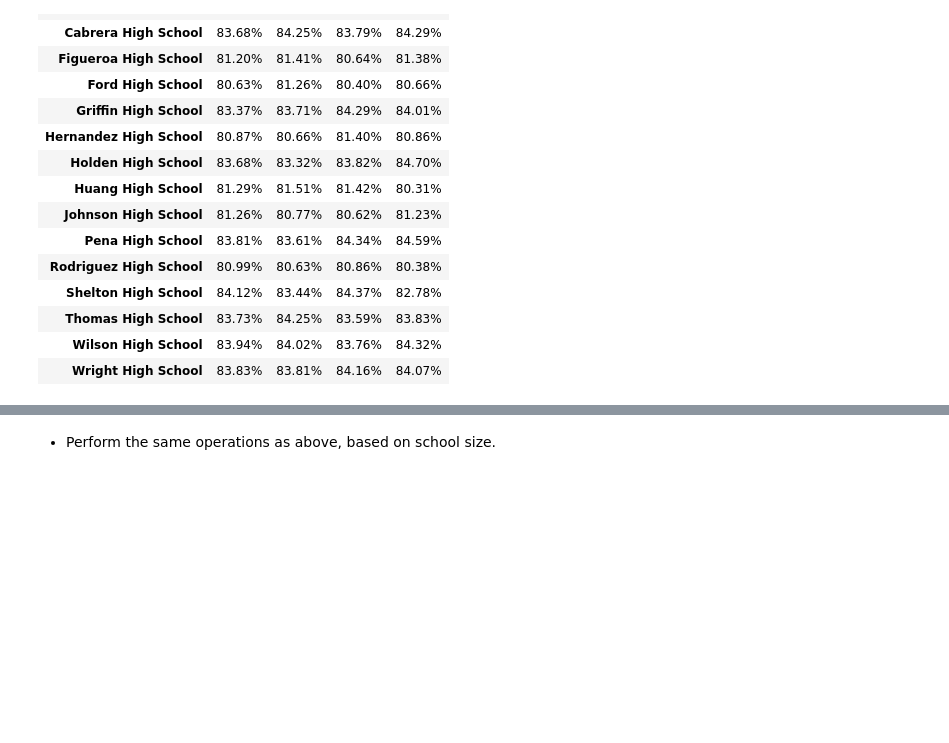
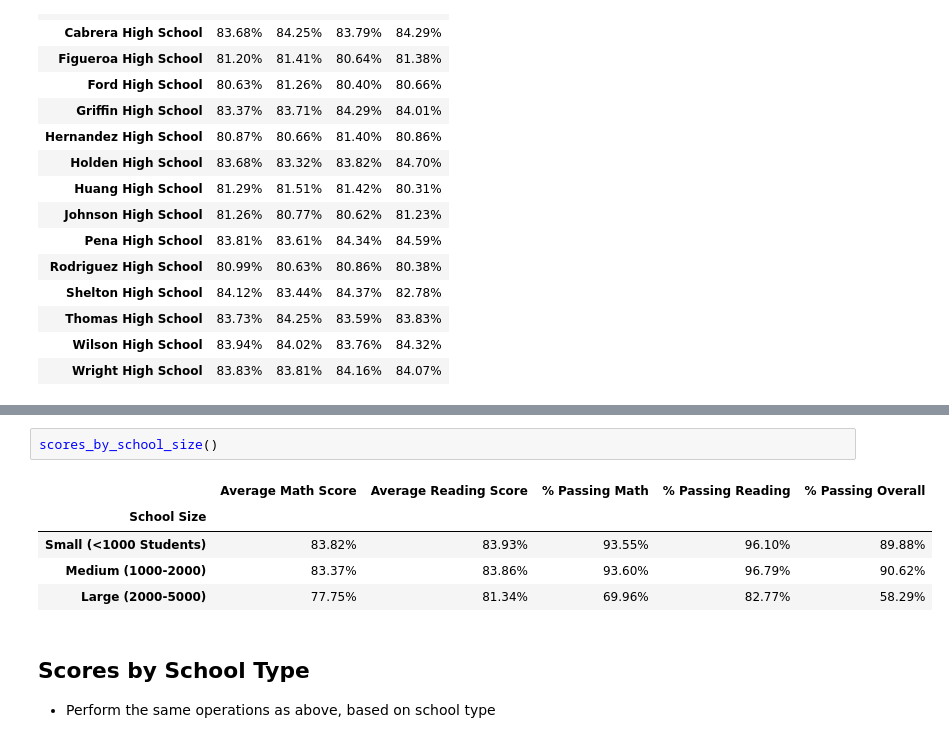
Before and after one commit to engeljason/pandas_playground, a Jupyter notebook: PyCitySchools/PyCitySchools_starter.ipynb, the cells around one changed output, grey strips where cells are left out. Drawn from its saved outputs; the diff is of its cells as text; blank space fills up the shorter version.

```diff
--- a/PyCitySchools/PyCitySchools_starter.ipynb
+++ b/PyCitySchools/PyCitySchools_starter.ipynb
@@ -275,2 +302,12 @@ reading_scores_by_grade()
+# %%
+scores_by_school_size()
+# %% [output]
+|  | Average Math Score | Average Reading Score | % Passing Math | % Passing Reading | % Passing Overall |
+| School Size |  |  |  |  |  |
+| Small (<1000 Students) | 83.82% | 83.93% | 93.55% | 96.10% | 89.88% |
+| Medium (1000-2000) | 83.37% | 83.86% | 93.60% | 96.79% | 90.62% |
+| Large (2000-5000) | 77.75% | 81.34% | 69.96% | 82.77% | 58.29% |
 # %% [markdown]
-* Perform the same operations as above, based on school size.
+## Scores by School Type
+
+* Perform the same operations as above, based on school type
```
Also changed, not shown: parts of 16 cells of this notebook.
